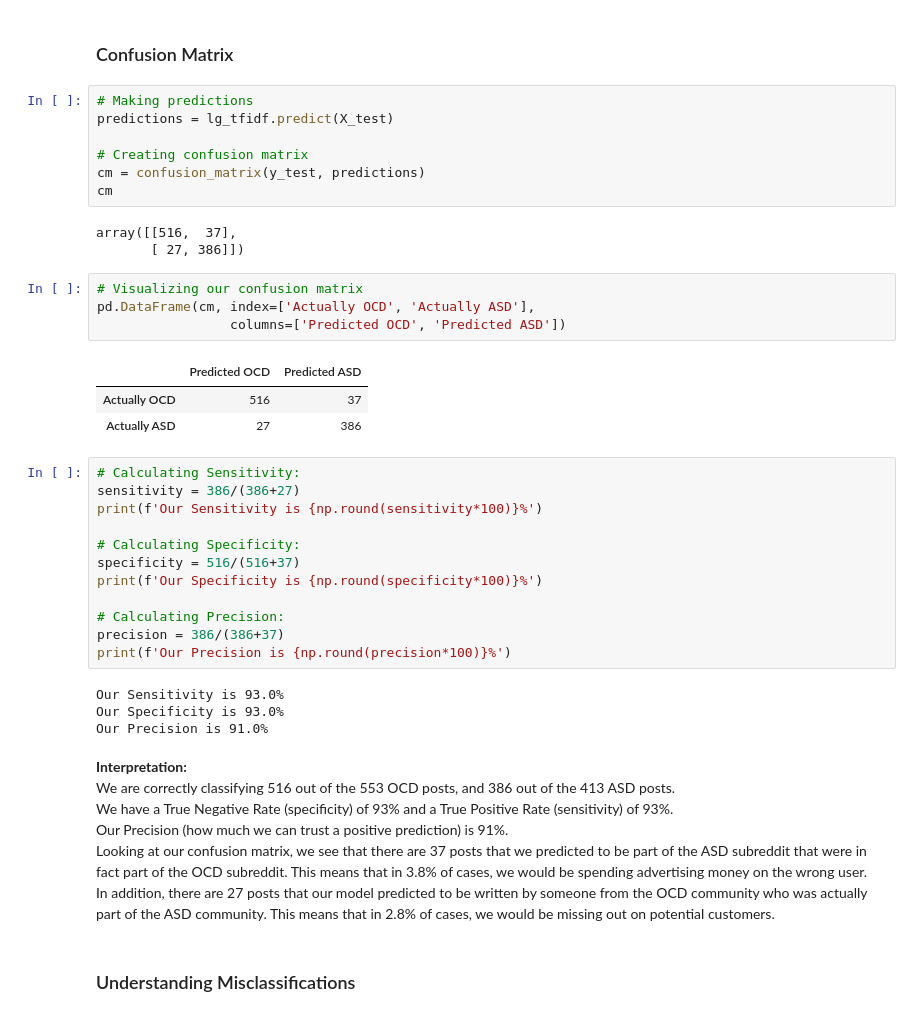
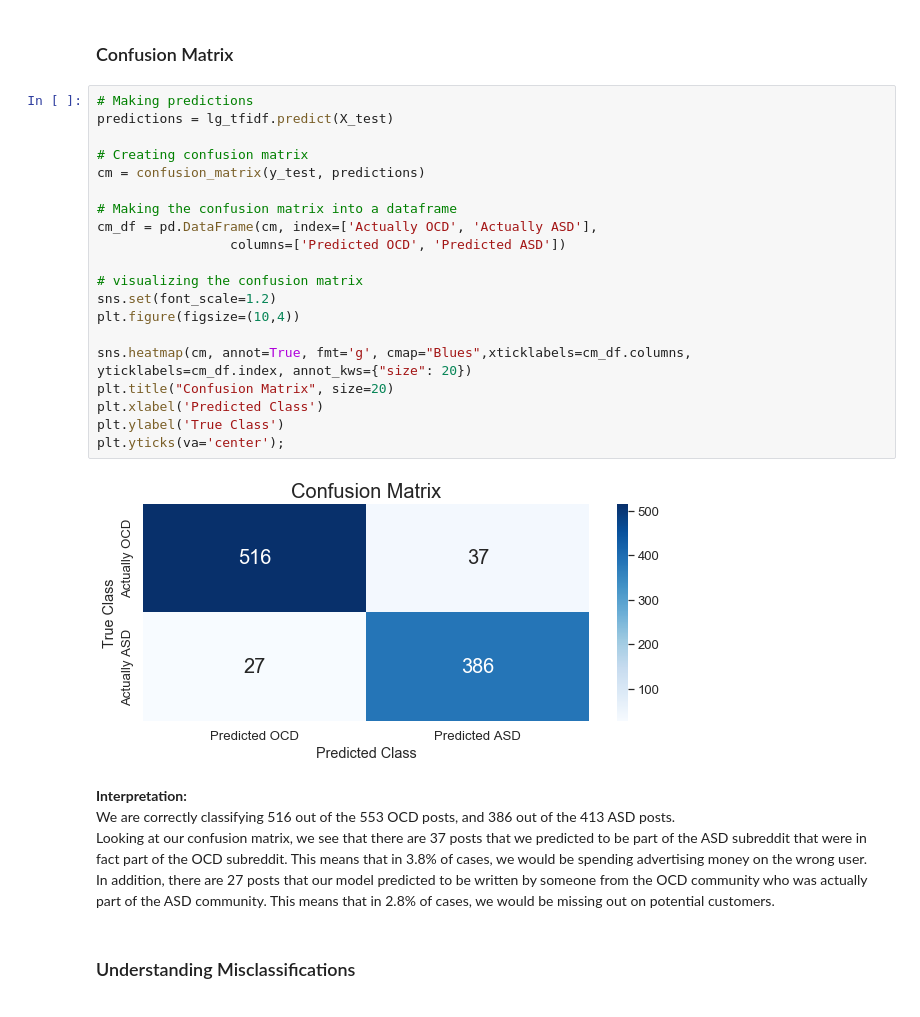
Before and after one commit to JulKelman/Classifying-Reddit-Submissions, a Jupyter notebook: code/Project Notebook.ipynb, the cells around one changed output. Cells and saved outputs as stored; diff of their text form.

```diff
--- a/code/Project Notebook.ipynb
+++ b/code/Project Notebook.ipynb
@@ -909,45 +943,31 @@ lg_tfidf.best_params_
 **Interpretation:** The best model used the 3000 most common words and our custom stopwords.
 # %% [markdown]
 ### Confusion Matrix
-# %%
-# Making predictions
-predictions = lg_tfidf.predict(X_test)
-
-# Creating confusion matrix
-cm = confusion_matrix(y_test, predictions)
-cm
-# %% [output]
-array([[516,  37],
-       [ 27, 386]])
-# %%
-# Visualizing our confusion matrix
-pd.DataFrame(cm, index=['Actually OCD', 'Actually ASD'],
-                 columns=['Predicted OCD', 'Predicted ASD'])
-# %% [output]
-|  | Predicted OCD | Predicted ASD |
-| Actually OCD | 516 | 37 |
-| Actually ASD | 27 | 386 |
-# %%
-# Calculating Sensitivity:
-sensitivity = 386/(386+27)
-print(f'Our Sensitivity is {np.round(sensitivity*100)}%')
-
-# Calculating Specificity:
-specificity = 516/(516+37)
-print(f'Our Specificity is {np.round(specificity*100)}%')
-
-# Calculating Precision:
-precision = 386/(386+37)
-print(f'Our Precision is {np.round(precision*100)}%')
-# %% [output]
-Our Sensitivity is 93.0%
-Our Specificity is 93.0%
-Our Precision is 91.0%
+# %%
+# Making predictions
+predictions = lg_tfidf.predict(X_test)
+
+# Creating confusion matrix
+cm = confusion_matrix(y_test, predictions)
+
+# Making the confusion matrix into a dataframe
+cm_df = pd.DataFrame(cm, index=['Actually OCD', 'Actually ASD'],
+                 columns=['Predicted OCD', 'Predicted ASD'])
+
+# visualizing the confusion matrix
+sns.set(font_scale=1.2)
+plt.figure(figsize=(10,4))
+
+sns.heatmap(cm, annot=True, fmt='g', cmap="Blues",xticklabels=cm_df.columns, yticklabels=cm_df.index, annot_kws={"size": 20})
+plt.title("Confusion Matrix", size=20)
+plt.xlabel('Predicted Class')
+plt.ylabel('True Class')
+plt.yticks(va='center');
+# %% [output]
+[figure, added]
 # %% [markdown]
 **Interpretation:**
 We are correctly classifying 516 out of the 553 OCD posts, and 386 out of the 413 ASD posts.
-We have a True Negative Rate (specificity) of 93% and a True Positive Rate (sensitivity) of 93%.
-Our Precision (how much we can trust a positive prediction) is 91%.
 Looking at our confusion matrix, we see that there are 37 posts that we predicted to be part of the ASD subreddit that were in fact part of the OCD subreddit. This means that in 3.8% of cases, we would be spending advertising money on the wrong user.
 In addition, there are 27 posts that our model predicted to be written by someone from the OCD community who was actually part of the ASD community. This means that in 2.8% of cases, we would be missing out on potential customers.
 # %% [markdown]
```
Also changed, not shown: parts of 39 cells of this notebook, 4 other files.
